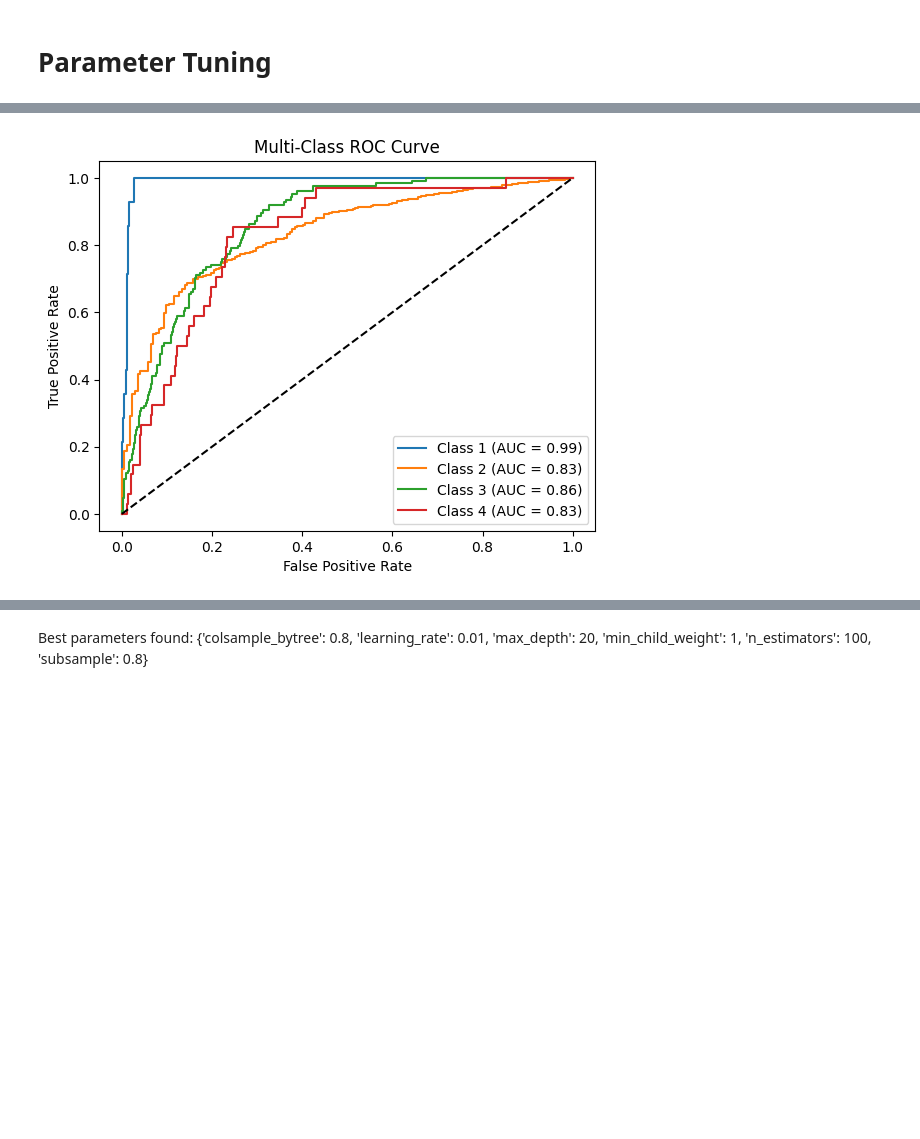
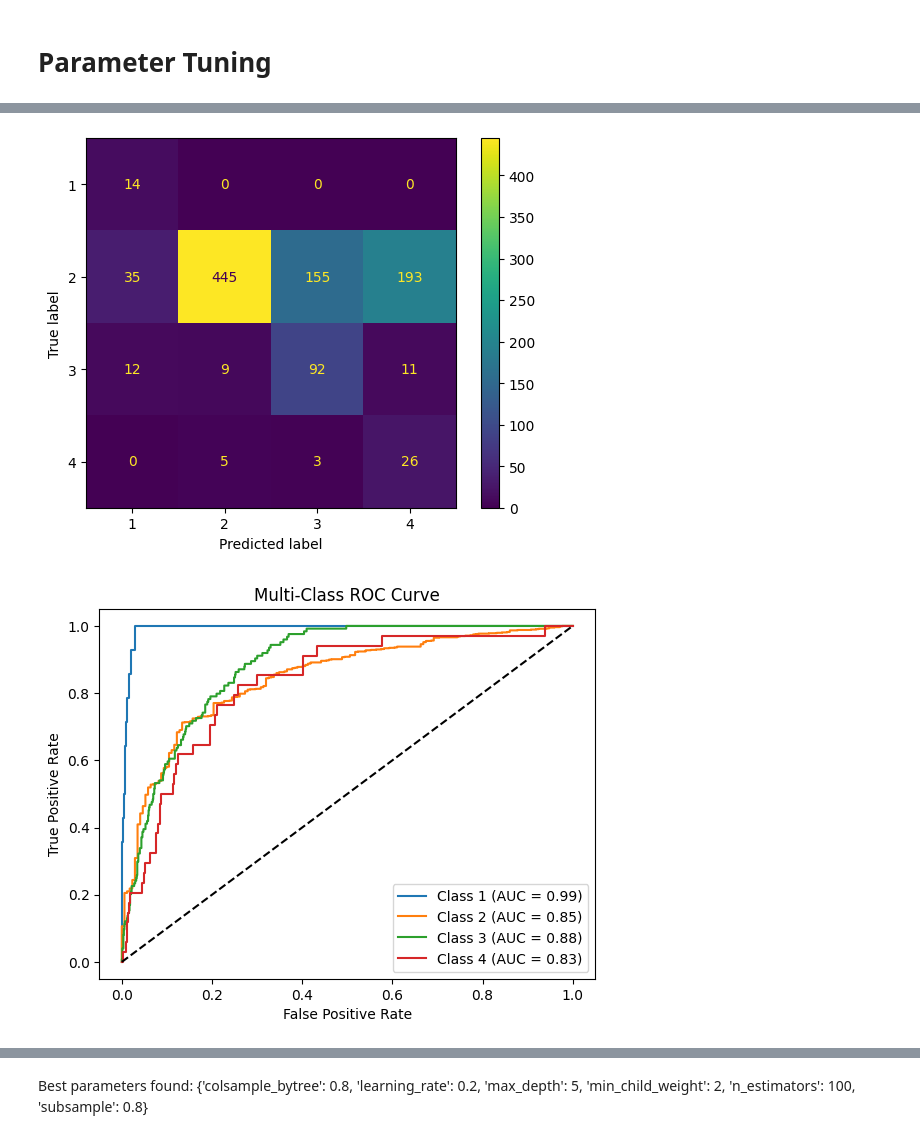
Before and after one commit to win-laeyee/traffic_accident_severity_prediction, a Jupyter notebook: notebooks/models/xgboost_improved_v3.ipynb, the cells around one changed output, grey strips where cells are left out. Saved outputs shown, nothing was run; the diff lists cells and outputs as text; code cells hidden in the pictures; blank space fills up the shorter version.

Commit message:
Rerun with new data

```diff
--- a/notebooks/models/xgboost_improved_v3.ipynb
+++ b/notebooks/models/xgboost_improved_v3.ipynb
@@ -210,4 +25,0 @@ validate_df shape: (1000, 68)
-# %%
-test_df = encode_categorical(test_df, reference_columns=train_df.columns)
-print(f"test_df shape: {test_df.shape}")
-test_df.head()
@@ -225,8 +26,3 @@ test_df shape: (1000, 68)
-# %%
-irrelevant_columns = ["ID", "Description", "Zipcode"]
-train_df = train_df.drop(columns=irrelevant_columns, errors='ignore')
-validate_df = validate_df.drop(columns=irrelevant_columns, errors='ignore')
-test_df = test_df.drop(columns=irrelevant_columns, errors='ignore')
 # %% [markdown]
 # Evaluation Function
 # %%
@@ -441,0 +352,10 @@ plt.show()
+# %%
+selector = xgb_feature_selection_evaluate(
+    n_features=25,
+    X_train=X_train,
+    y_train=y_train,
+    X_validate=X_validate,
+    y_validate=y_validate,
+    X_test=X_test,
+    y_test=y_test
+)
@@ -444,17 +470,4 @@ plt.show()
 # %%
-# Perform Recursive Feature Elimination (RFE)
-selector = RFE(XGBClassifier(random_state=42, eval_metric="mlogloss"), step=1)
-y_train_adjusted = y_train - np.min(y_train)
-
-selector.fit(X_train, y_train_adjusted)
-
-# Select only important features
-X_train_selected = selector.transform(X_train)
-X_validate_selected = selector.transform(X_validate)
-X_test_selected = selector.transform(X_test)
-
-
-# Define the parameter grid for tuning
 param_grid = {
     'n_estimators': [50, 100, 150],        # Number of trees in the model
     'max_depth': [3, 5, 10, 20],           # Maximum depth of each tree
@@ -463,30 +476,12 @@ param_grid = {
     'colsample_bytree': [0.8, 1.0],        # Proportion of features to be used for each tree
     'min_child_weight': [1, 2, 3],          # Minimum sum of instance weight (hessian) needed in a child
 }
-
-
-
-# Initialize RandomForestClassifier
-xgb = XGBClassifier(random_state=42, eval_metric='mlogloss')
-
-# Initialize GridSearchCV with 5-fold cross-validation
-grid_search = GridSearchCV(estimator=xgb, param_grid=param_grid, cv=5, n_jobs=-1, verbose=2)
-
-# Fit the grid search to the training data
-grid_search.fit(X_train_selected, y_train_adjusted)
-
-# Get the best model from the grid search
-best_model = grid_search.best_estimator_
-
-# Print the best parameters found
-print("Best parameters found: ", grid_search.best_params_)
-
-# Make predictions using the best model on the validation set
-y_pred_validate = best_model.predict(X_validate_selected)
-y_pred_validate_original = y_pred_validate + np.min(y_train)
-
-# Evaluate
-print("\nEvaluate (Validation Set):")
-evaluate(y_pred_validate_original, y_validate, X_validate_selected, best_model)
+best_model_xgb = tune_xgb_with_rfe(
+    X_train, y_train,
+    X_validate, y_validate,
+    X_test, y_test,
+    param_grid=param_grid,
+    n_features=15
+)
 # %% [output]
 Fitting 5 folds for each of 432 candidates, totalling 2160 fits
@@ -509 +504,2 @@ Fitting 5 folds for each of 432 candidates, totalling 2160 fits
-[figure, old version]
+[figure, new version]
+[figure, added]
@@ -510,3 +526,4 @@ Fitting 5 folds for each of 432 candidates, totalling 2160 fits
 # %% [markdown]
-Best parameters found:  {'colsample_bytree': 0.8, 'learning_rate': 0.01, 'max_depth': 20, 'min_child_weight': 1, 'n_estimators': 100, 'subsample': 0.8}
+
+Best parameters found:  {'colsample_bytree': 0.8, 'learning_rate': 0.2, 'max_depth': 5, 'min_child_weight': 2, 'n_estimators': 100, 'subsample': 0.8}
 # %%
```
Also changed, not shown: parts of 36 cells of this notebook, 3 other files.
